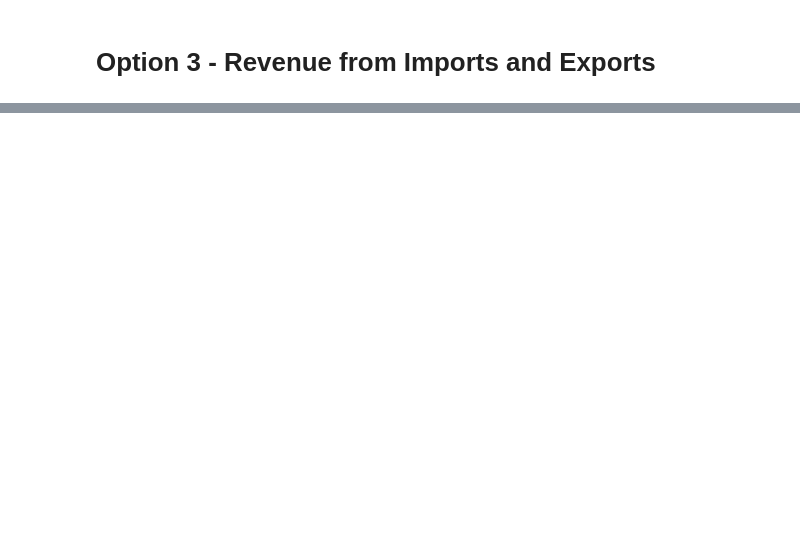
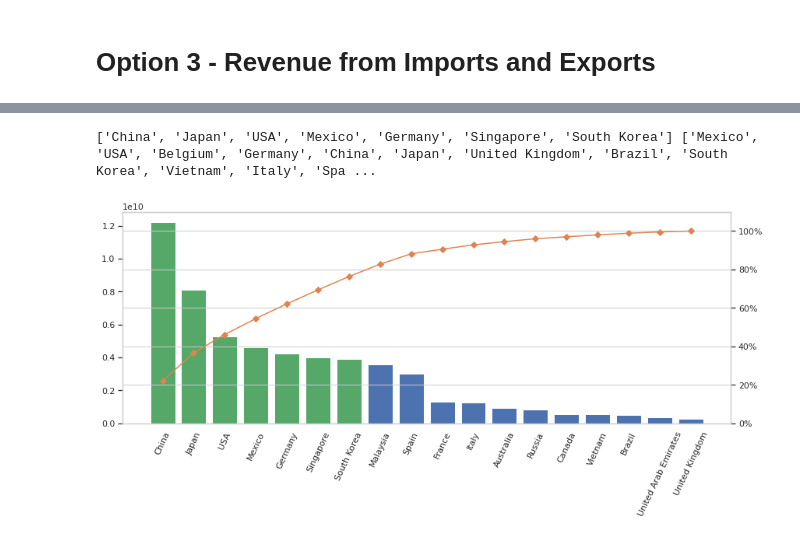
Before and after one commit to PacoV3/emtech-p2, a Jupyter notebook: ANALISIS_02_VENTURA_SEGURA.ipynb, the cells around one changed output, grey strips where cells are left out. Drawn from its saved outputs; the diff is of its cells as text; code cells hidden in the pictures; blank space fills up the shorter version.

Commit message:
Point 3 graphs

```diff
--- a/ANALISIS_02_VENTURA_SEGURA.ipynb
+++ b/ANALISIS_02_VENTURA_SEGURA.ipynb
@@ -171,2 +148,8 @@ country_destination_revenue.apply((lambda x: '${:,.2f}k'.format(x/1000))).to_fra
 # %% [markdown]
 # Option 3 - Revenue from Imports and Exports
+# %%
+imports_df = synergy_l_data[synergy_l_data['direction'] == 'Imports']
+exports_df = synergy_l_data[synergy_l_data['direction'] == 'Exports']
+total_import_revenue = imports_df['total_value'].sum()
+total_export_revenue = exports_df['total_value'].sum()
+print(f'Import Revenue: {total_import_revenue}, Export Revenue: {total_export_revenue}')
@@ -172,0 +158,3 @@ country_destination_revenue.apply((lambda x: '${:,.2f}k'.format(x/1000))).to_fra
+# %%
+origin_revenue = imports_df.groupby(by=['origin']).sum()['total_value'].sort_values(ascending=False)
+origin_revenue.apply((lambda x: '${:,.2f}k'.format(x/1000))).to_frame().head()
@@ -172,0 +169,9 @@ country_destination_revenue.apply((lambda x: '${:,.2f}k'.format(x/1000))).to_fra
+# %%
+revenue_sum = 0
+max_total = total_import_revenue * .8
+import_destinations = []
+for destination, val in origin_revenue.items():
+    revenue_sum += val
+    if revenue_sum >= max_total:
+        break
+    import_destinations.append(destination)
@@ -172,0 +198,28 @@ country_destination_revenue.apply((lambda x: '${:,.2f}k'.format(x/1000))).to_fra
+# %%
+print(import_destinations, export_destinations)
+# %% [output]
+['China', 'Japan', 'USA', 'Mexico', 'Germany', 'Singapore', 'South Korea'] ['Mexico', 'USA', 'Belgium', 'Germany', 'China', 'Japan', 'United Kingdom', 'Brazil', 'South Korea', 'Vietnam', 'Italy', 'Spa ...
+# %%
+origin_revenue = origin_revenue.to_frame()
+origin_revenue["percentage"] = origin_revenue.cumsum() / total_import_revenue * 100
+# %%
+fig, ax1 = plt.subplots(figsize=(14, 5))
+
+colors = []
+for origin in origin_revenue.index:
+    if origin in import_destinations:
+        colors.append('g')
+    else:
+        colors.append('b')
+ax1.bar(origin_revenue.index, origin_revenue["total_value"], color=colors)
+ax1.grid(False)
+ax2 = ax1.twinx()
+ax2.grid(True)
+ax2.plot(origin_revenue.index, origin_revenue["percentage"], color="C1", marker="D")
+ax2.yaxis.set_major_formatter(PercentFormatter())
+ax2.set_ylim(bottom=0, top=110)
+
+ax1.set_xticklabels(origin_revenue.index, rotation = 65)
+plt.show()
+# %% [output]
+[figure, added]
```
Also changed, not shown: parts of 12 cells of this notebook.
